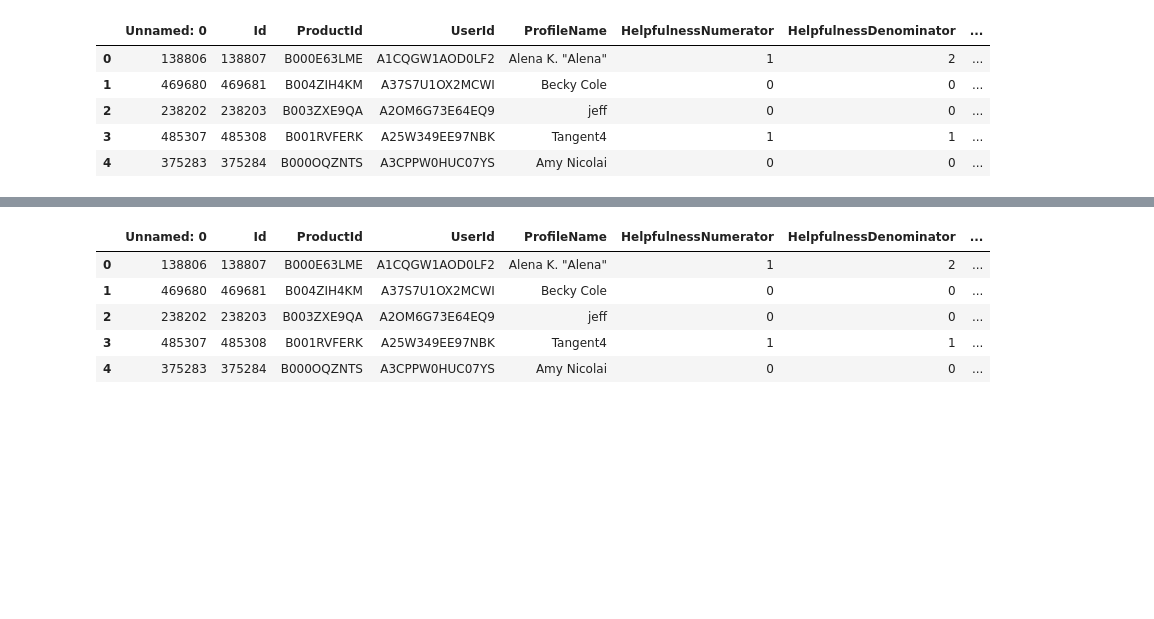
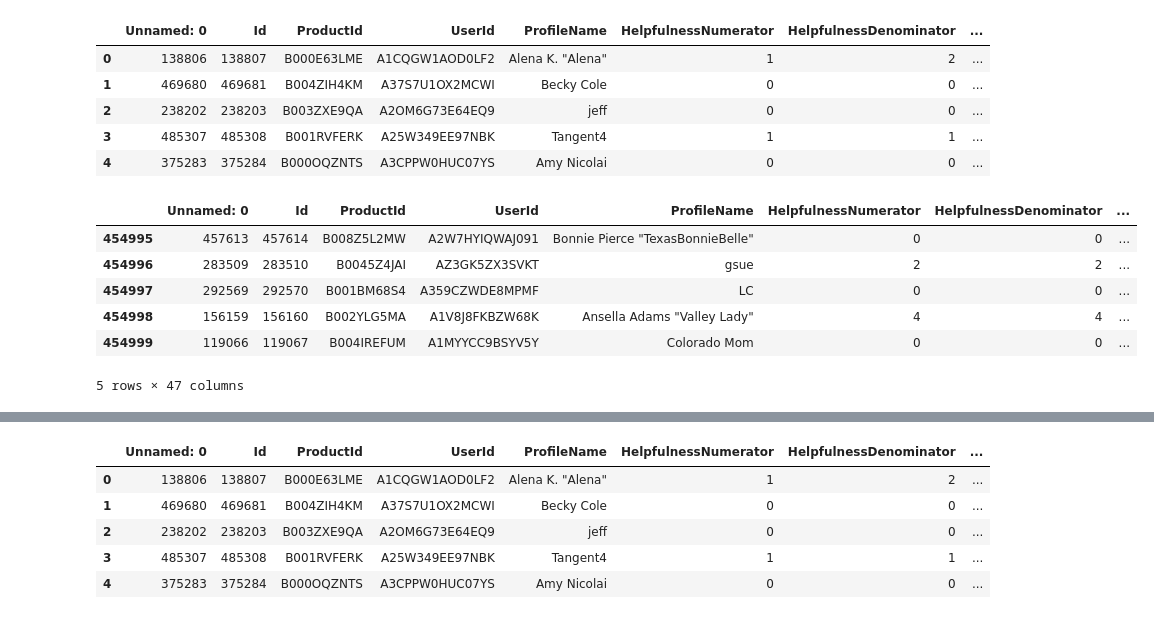
Before and after one commit to compagnb/MachineLearning, a Jupyter notebook: MLAssignment1.ipynb, the cells around one changed output, grey strips where cells are left out. Saved outputs shown, nothing was run; the diff lists cells and outputs as text; code cells hidden in the pictures; blank space fills up the shorter version.

```diff
--- a/MLAssignment1.ipynb
+++ b/MLAssignment1.ipynb
@@ -17,3 +77,13 @@ data.head(5) #limit data to 5 rows including a header row
 | 2 | 238202 | 238203 | B003ZXE9QA | A2OM6G73E64EQ9 | jeff | 0 | 0 | ... |
 | 3 | 485307 | 485308 | B001RVFERK | A25W349EE97NBK | Tangent4 | 1 | 1 | ... |
 | 4 | 375283 | 375284 | B000OQZNTS | A3CPPW0HUC07YS | Amy Nicolai | 0 | 0 | ... |
+# %%
+data.tail()
+# %% [output]
+|  | Unnamed: 0 | Id | ProductId | UserId | ProfileName | HelpfulnessNumerator | HelpfulnessDenominator | ... |
+| 454995 | 457613 | 457614 | B008Z5L2MW | A2W7HYIQWAJ091 | Bonnie Pierce "TexasBonnieBelle" | 0 | 0 | ... |
+| 454996 | 283509 | 283510 | B0045Z4JAI | AZ3GK5ZX3SVKT | gsue | 2 | 2 | ... |
+| 454997 | 292569 | 292570 | B001BM68S4 | A359CZWDE8MPMF | LC | 0 | 0 | ... |
+| 454998 | 156159 | 156160 | B002YLG5MA | A1V8J8FKBZW68K | Ansella Adams "Valley Lady" | 4 | 4 | ... |
+| 454999 | 119066 | 119067 | B004IREFUM | A1MYYCC9BSYV5Y | Colorado Mom | 0 | 0 | ... |
+5 rows × 47 columns
```
Also changed, not shown: parts of 5 cells of this notebook.
